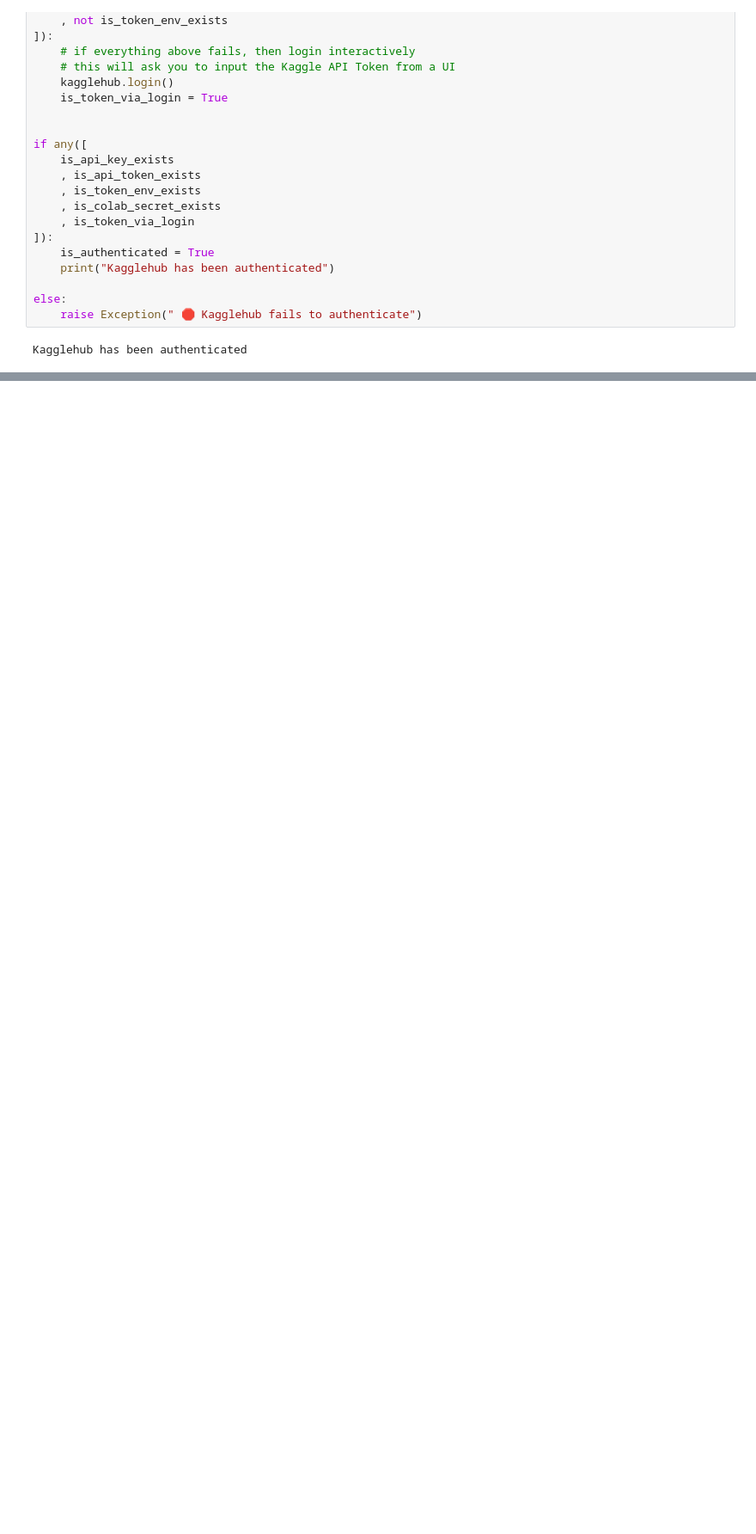
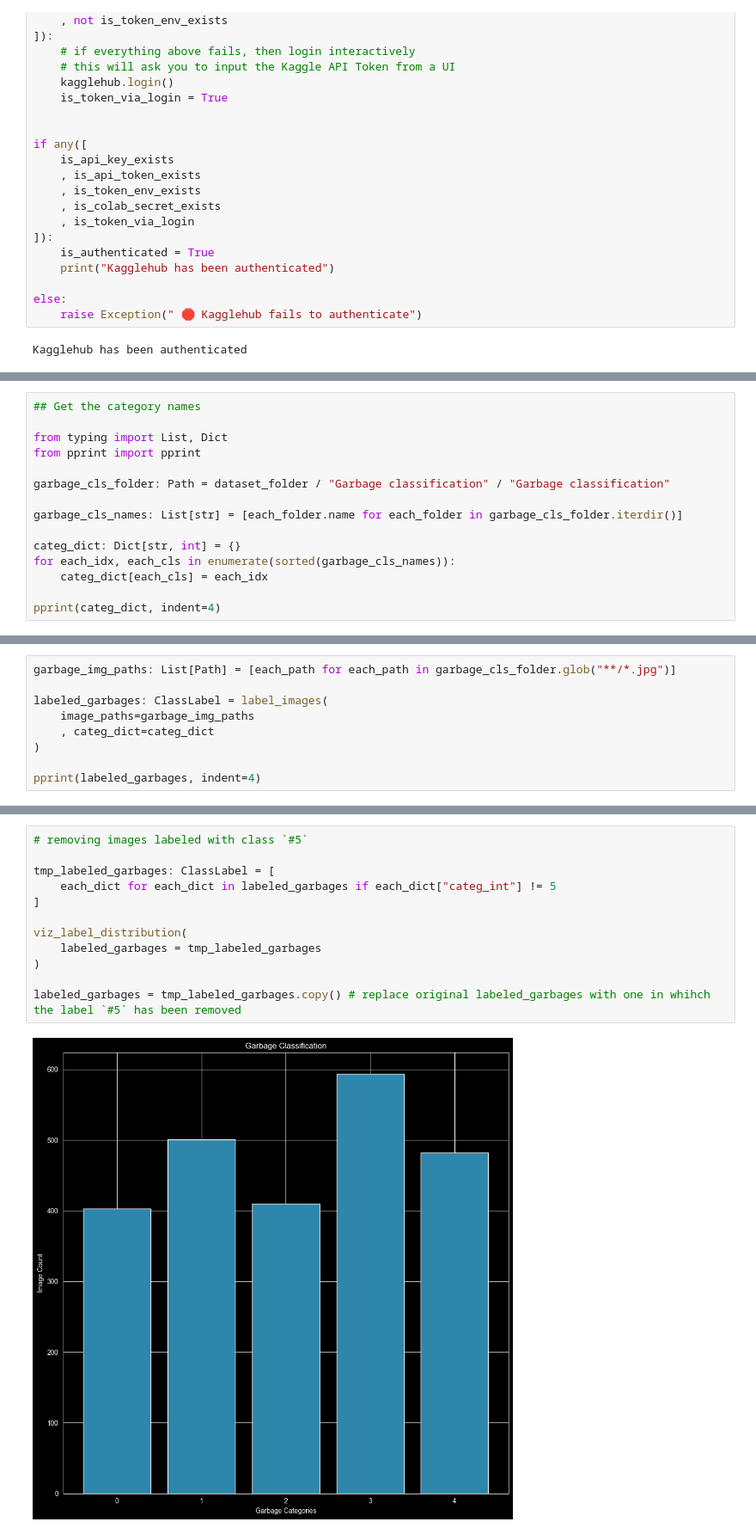
Before and after one commit to i-putu-mahendra-wijaya/vit_202603_garbage_classification, a Jupyter notebook: garbage_classification.ipynb, the cells around one changed output, grey strips where cells are left out. Shown at 86% size. Saved outputs shown, nothing was run; the diff lists cells and outputs as text; blank space fills up the shorter version.

Commit message:
build dataset pipeline for HuggingFace Google ViT Model

```diff
--- a/garbage_classification.ipynb
+++ b/garbage_classification.ipynb
@@ -152,0 +216,15 @@ Kagglehub has been authenticated
+# %%
+## Get the category names
+
+from typing import List, Dict
+from pprint import pprint
+
+garbage_cls_folder: Path = dataset_folder / "Garbage classification" / "Garbage classification"
+
+garbage_cls_names: List[str] = [each_folder.name for each_folder in garbage_cls_folder.iterdir()]
+
+categ_dict: Dict[str, int] = {}
+for each_idx, each_cls in enumerate(sorted(garbage_cls_names)):
+    categ_dict[each_cls] = each_idx
+
+pprint(categ_dict, indent=4)
@@ -152,0 +258,9 @@ Kagglehub has been authenticated
+# %%
+garbage_img_paths: List[Path] = [each_path for each_path in garbage_cls_folder.glob("**/*.jpg")]
+
+labeled_garbages: ClassLabel = label_images(
+    image_paths=garbage_img_paths
+    , categ_dict=categ_dict
+)
+
+pprint(labeled_garbages, indent=4)
@@ -152,0 +346,14 @@ Kagglehub has been authenticated
+# %%
+# removing images labeled with class `#5`
+
+tmp_labeled_garbages: ClassLabel = [
+    each_dict for each_dict in labeled_garbages if each_dict["categ_int"] != 5
+]
+
+viz_label_distribution(
+    labeled_garbages = tmp_labeled_garbages
+)
+
+labeled_garbages = tmp_labeled_garbages.copy() # replace original labeled_garbages with one in whihch the label `#5` has been removed
+# %% [output]
+[figure, added]
```
Also changed, not shown: parts of 46 cells of this notebook, 5 other files.
